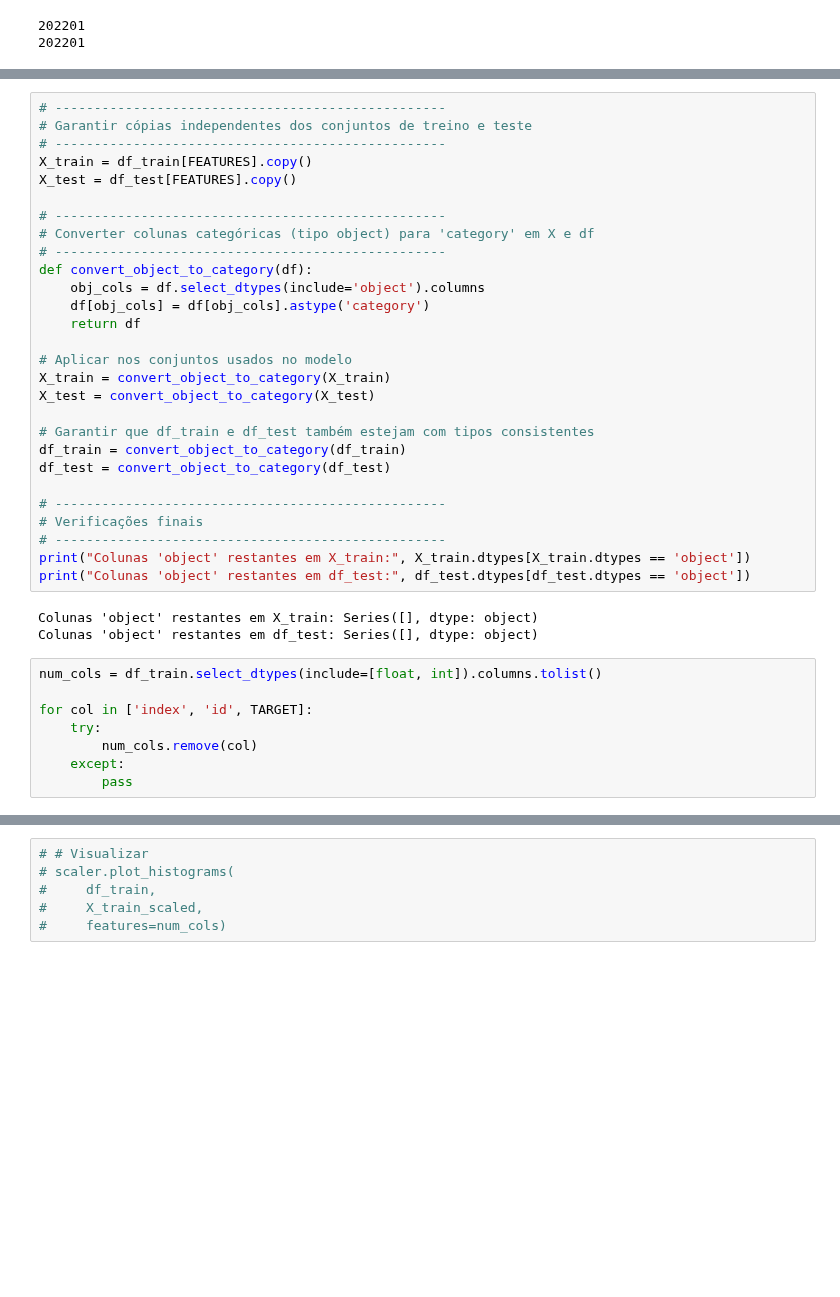
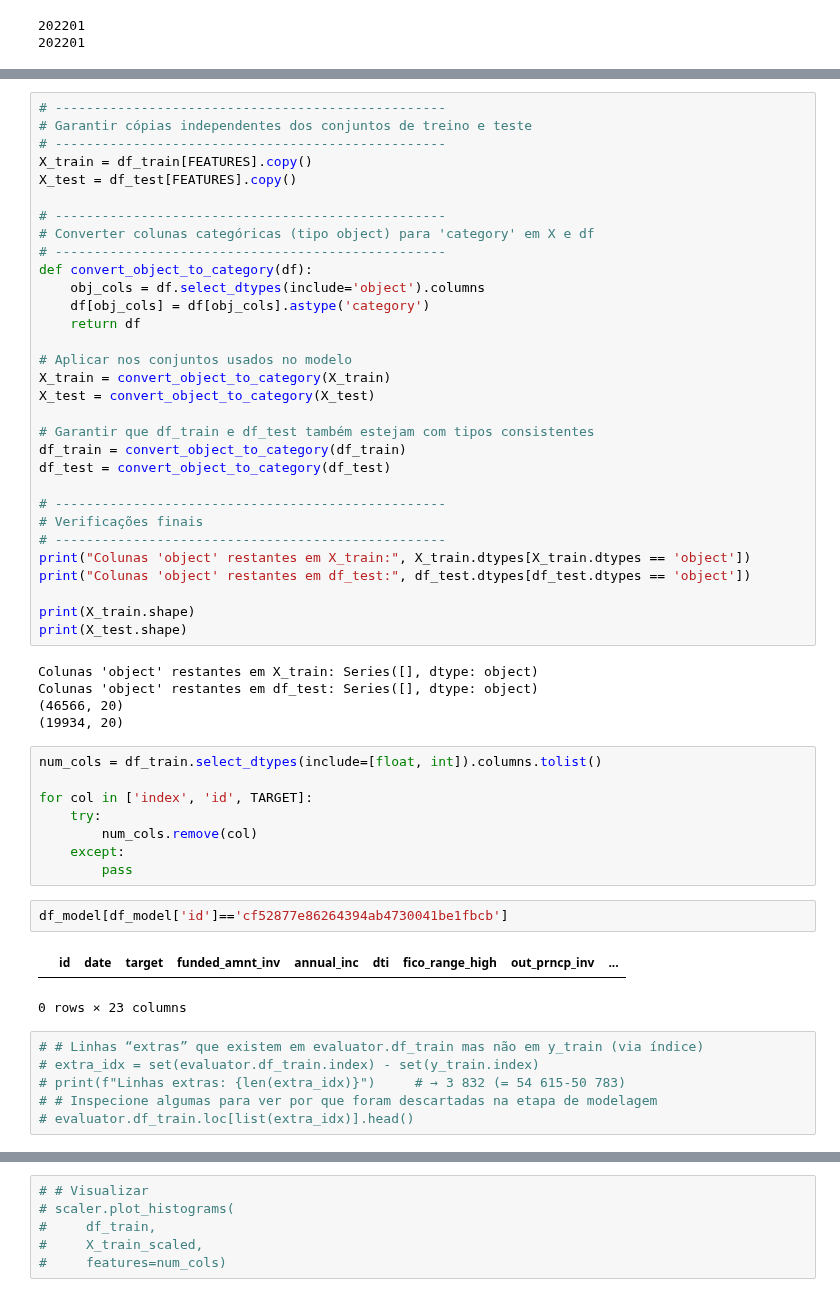
Before and after one commit to joaaomaia/RiskPilot, a Jupyter notebook: examples/binary_performance_full_demo.ipynb, the cells around one changed output, grey strips where cells are left out. Drawn from its saved outputs; the diff is of its cells as text; blank space fills up the shorter version.

```diff
--- a/examples/binary_performance_full_demo.ipynb
+++ b/examples/binary_performance_full_demo.ipynb
@@ -240,9 +258,14 @@ df_test = convert_object_to_category(df_test)
 # --------------------------------------------------
 print("Colunas 'object' restantes em X_train:", X_train.dtypes[X_train.dtypes == 'object'])
 print("Colunas 'object' restantes em df_test:", df_test.dtypes[df_test.dtypes == 'object'])
+
+print(X_train.shape)
+print(X_test.shape)
 # %% [output]
 Colunas 'object' restantes em X_train: Series([], dtype: object)
 Colunas 'object' restantes em df_test: Series([], dtype: object)
+(46566, 20)
+(19934, 20)
 # %%
 num_cols = df_train.select_dtypes(include=[float, int]).columns.tolist()
 
@@ -251,6 +274,17 @@ for col in ['index', 'id', TARGET]:
         num_cols.remove(col)
     except:
         pass
+# %%
+df_model[df_model['id']=='cf52877e86264394ab4730041be1fbcb']
+# %% [output]
+|  | id | date | target | funded_amnt_inv | annual_inc | dti | fico_range_high | out_prncp_inv | ... |
+0 rows × 23 columns
+# %%
+# # Linhas “extras” que existem em evaluator.df_train mas não em y_train (via índice)
+# extra_idx = set(evaluator.df_train.index) - set(y_train.index)
+# print(f"Linhas extras: {len(extra_idx)}")     # → 3 832 (= 54 615-50 783)
+# # Inspecione algumas para ver por que foram descartadas na etapa de modelagem
+# evaluator.df_train.loc[list(extra_idx)].head()
 # %%
 # Aplicar o DynamicScaler no treino
 from riskpilot.utils.scaler import DynamicScaler
```
Also changed, not shown: parts of 19 cells of this notebook, 2 other files.
